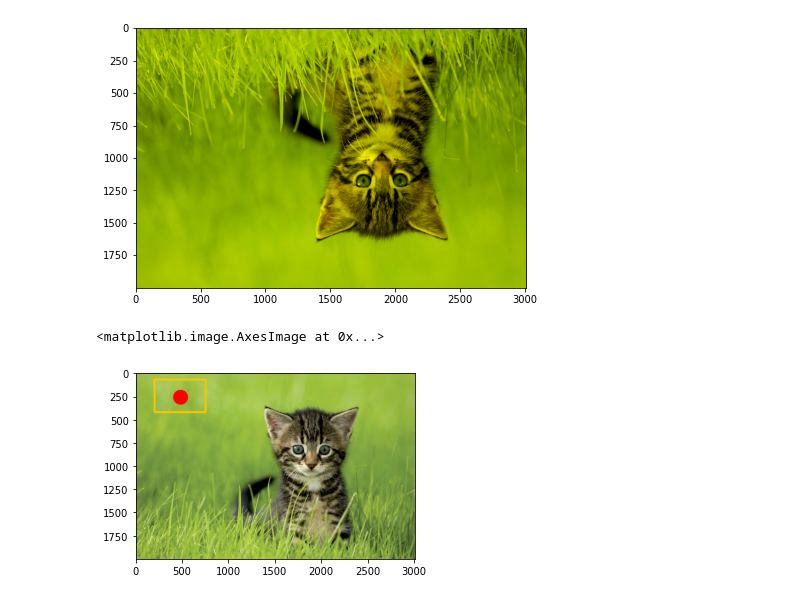
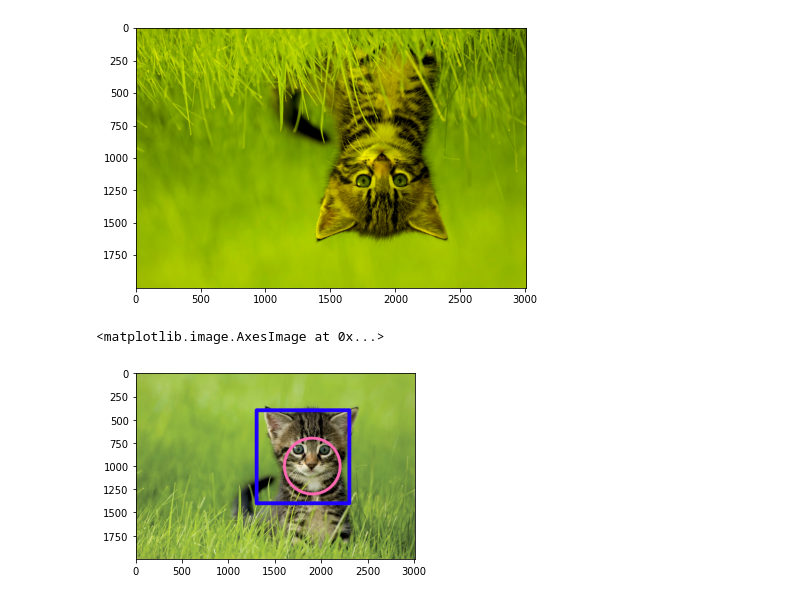
Before and after one commit to wildanbash/PCVK, a Jupyter notebook: Week2.ipynb, the cells around one changed output. Cells and saved outputs as stored; diff of their text form; code cells hidden in the pictures.

```diff
--- a/Week2.ipynb
+++ b/Week2.ipynb
@@ -189,12 +193,12 @@ ax.imshow(img_t)
 # %%
 #6. Buat rectangle dan circle pada bagian wajah dari image kucingku!
 img = cv.imread('/content/drive/MyDrive/PCVK_MM/Images/kitten01.jpg')
 fig = plt.figure(figsize=(5,5))
 
 ax = fig.add_subplot(111)
-cv.rectangle(img, pt1=(200,70), pt2=(750,420), color=(0,200,250), thickness = 20)
-cv.circle(img, center=(480, 260), radius=80, color=(0,0,255), thickness = -1)
+cv.rectangle(img, pt1=(2300,400), pt2=(1300,1400), color=(255, 0, 30), thickness = 40)
+cv.circle(img, center=(1900, 1000), radius=300, color=(180, 105, 255), thickness = 30)
 ax.imshow(cv.cvtColor(img, cv.COLOR_BGR2RGB))
 # %% [output]
 <matplotlib.image.AxesImage at 0x...>
-[figure, old version]
+[figure, new version]
```
Also changed, not shown: parts of 3 cells of this notebook.
